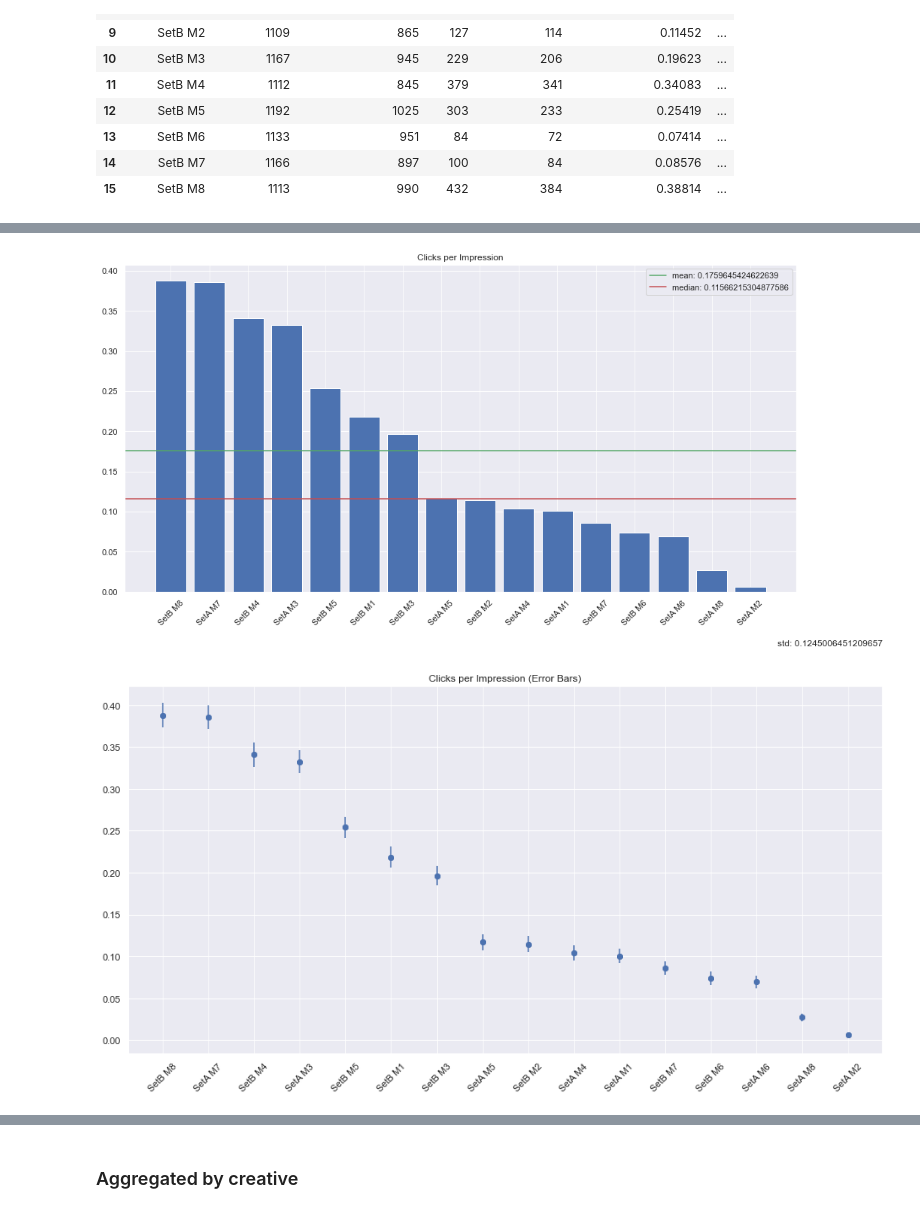
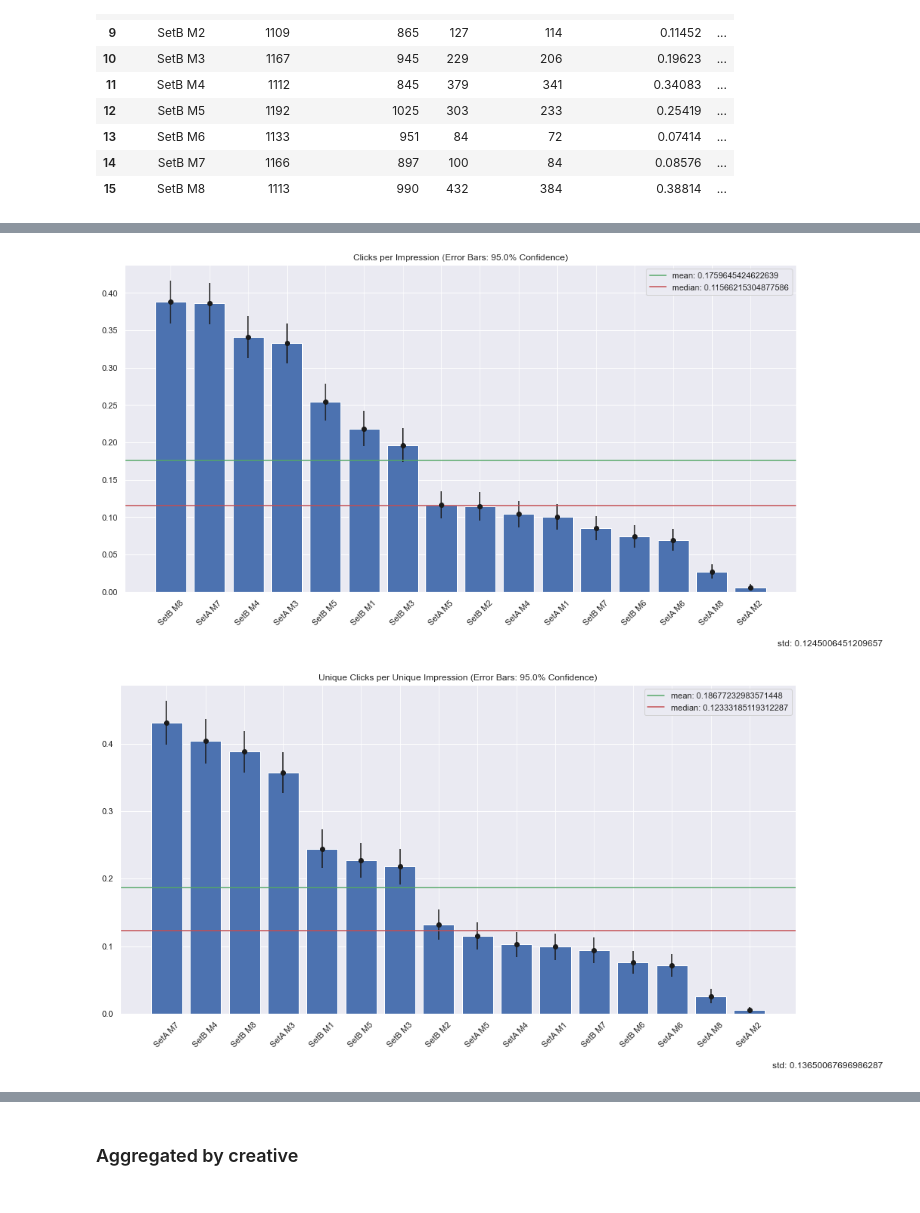
Before and after one commit to oivwepxelv/Samples, a Jupyter notebook: split_test_analysis.ipynb, the cells around one changed output, grey strips where cells are left out. Drawn from its saved outputs; the diff is of its cells as text; code cells hidden in the pictures.

```diff
--- a/split_test_analysis.ipynb
+++ b/split_test_analysis.ipynb
@@ -20,6 +19,7 @@ pd.set_option('display.max_columns', 30)
 ### Global variables
 # %%
 FILENAME = 'filler_facebook_ad_data.csv'
+CONFIDENCE_INTERVAL = 0.95
 DECIMAL_PLACES = 5
 REGEXPS = {
     'Creative': r'(Set[A-Z])',
@@ -86,11 +86,14 @@ def get_dist(df: pd.DataFrame, aggregation: str, set: str, impression_metric: st
 def get_metric_with_stder(df: pd.DataFrame, aggregation: str, unique: bool) -> pd.DataFrame:
     agg_df = get_agg_data(df=df, aggregation=aggregation)
     adjective = 'Unique ' * unique
-    cols = [aggregation, f'{adjective}Clicks per {adjective}Impression', 'Standard Error']
+    cols = [
+        aggregation,
+        f'{adjective}Clicks per {adjective}Impression', 'Standard Error', f't-Multiplier ({CONFIDENCE_INTERVAL * 100}% Confidence)'
+    ]
     agg_df.sort_values(by=cols[1], ascending=False, inplace=True)
     stders = []
     for set in agg_df[aggregation]:
-            stder = sem(
+            stder = st.sem(
                 get_dist(
                     df=agg_df,
                     aggregation=aggregation,
@@ -101,6 +104,8 @@ def get_metric_with_stder(df: pd.DataFrame, aggregation: str, unique: bool) -> p
             )
             stders.append(stder)
     agg_df['Standard Error'] = stders
+    agg_df[f't-Multiplier ({CONFIDENCE_INTERVAL * 100}% Confidence)'] = \
+        agg_df[f'{adjective}Impressions'].apply(lambda x: st.t.interval(alpha=CONFIDENCE_INTERVAL, df=x - 1)[1])
     return agg_df.loc[:, cols]
 # %%
 def display_metric_bar(df: pd.DataFrame, aggregation: str, metric: str) -> None:
@@ -108,12 +113,20 @@ def display_metric_bar(df: pd.DataFrame, aggregation: str, metric: str) -> None:
     mean = np.mean(df[metric])
     median = np.median(df[metric])
     sns.set(rc={'figure.figsize':(16,8)})
-    _, ax = plt.subplots(figsize=(16, 8))
-    ax.bar(df[aggregation], df[metric])
-    ax.axhline(y=mean, color="g", label=f"mean: {mean}")
-    ax.axhline(y=median, color="r", label=f"median: {median}")
+    plt.figure()
+    plt.bar(df[aggregation], df[metric])
+    plt.errorbar(
+        df[aggregation],
+        df[metric],
+        yerr=df['Standard Error']*df[f't-Multiplier ({CONFIDENCE_INTERVAL * 100}% Confidence)'],
+        fmt='o',
+        color='k',
+        ecolor='k'
+    )
+    plt.axhline(y=mean, color='g', label=f'mean: {mean}')
+    plt.axhline(y=median, color='r', label=f'median: {median}')
     plt.legend()
     plt.grid(axis="x", alpha=0.75)
     plt.xticks(rotation=45)
     plt.figtext(1, 0, f'std: {std}', ha='right')
-    plt.title(f'{metric}')
+    plt.title(f'{metric} (Error Bars: {CONFIDENCE_INTERVAL * 100}% Confidence)')
@@ -212,9 +218,4 @@ for i in [False, True]:
         aggregation='Ad Set Name',
         metric='Unique ' * i + 'Clicks per ' + 'Unique ' * i + 'Impression'
     )
-    display_scatter_with_stder(
-        df=display_df,
-        aggregation='Ad Set Name',
-        metric='Unique ' * i + 'Clicks per ' + 'Unique ' * i + 'Impression'
-    )
 # %% [output]
@@ -255,2 +256,2 @@ for i in [False, True]:
-[figure, old version]
+[figure, new version]
-[figure, old version]
+[figure, new version]
```
Also changed, not shown: parts of 11 cells of this notebook, 1 other file.
